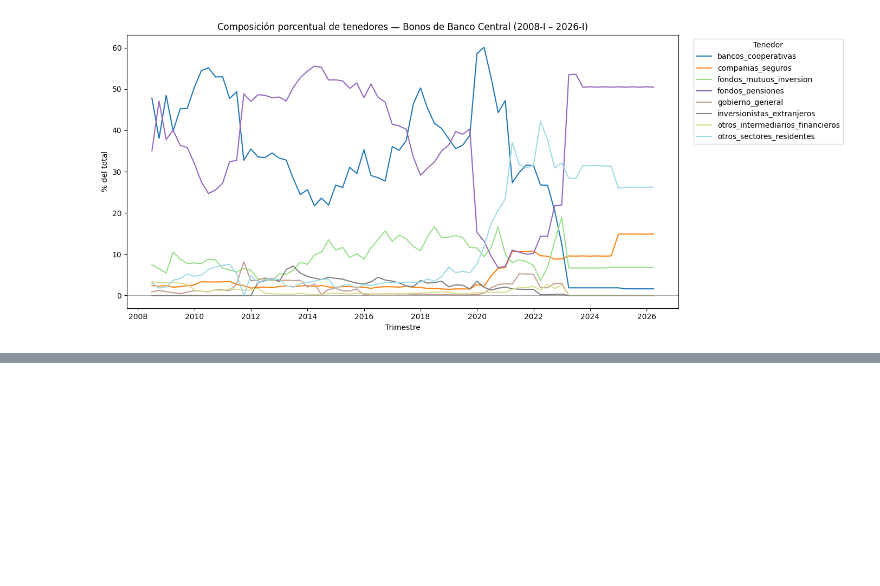
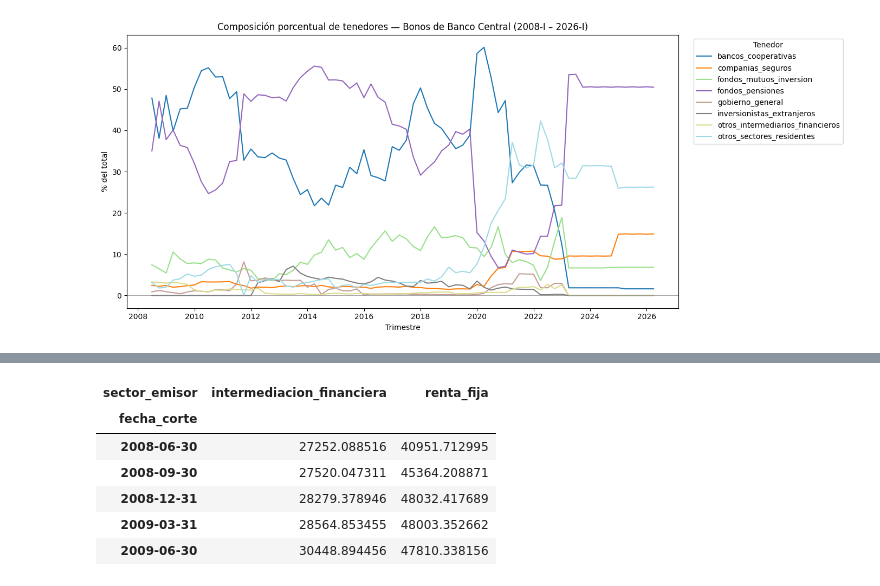
Before and after one commit to nombre00/gestor_datos_economicos, a Jupyter notebook: notebooks/03_stock_titulo_deuda.ipynb, the cells around one changed output, grey strips where cells are left out. Saved outputs shown, nothing was run; the diff lists cells and outputs as text; code cells hidden in the pictures; blank space fills up the shorter version.

```diff
--- a/notebooks/03_stock_titulo_deuda.ipynb
+++ b/notebooks/03_stock_titulo_deuda.ipynb
@@ -130,0 +141,11 @@ fecha_corte
+# %%
+pivot_sector_limpio = pivot_sector[(pivot_sector["intermediacion_financiera"] > 0) | (pivot_sector["renta_fija"] > 0)]
+pivot_sector_limpio.head()
+# %% [output]
+| sector_emisor | intermediacion_financiera | renta_fija |
+| fecha_corte |  |  |
+| 2008-06-30 | 27252.088516 | 40951.712995 |
+| 2008-09-30 | 27520.047311 | 45364.208871 |
+| 2008-12-31 | 28279.378946 | 48032.417689 |
+| 2009-03-31 | 28564.853455 | 48003.352662 |
+| 2009-06-30 | 30448.894456 | 47810.338156 |
```
Also changed, not shown: parts of 6 cells of this notebook.
